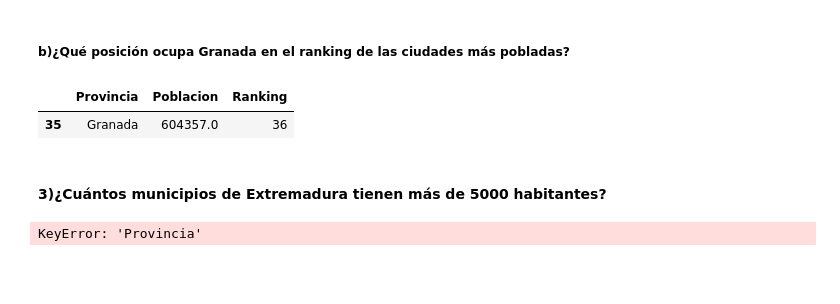
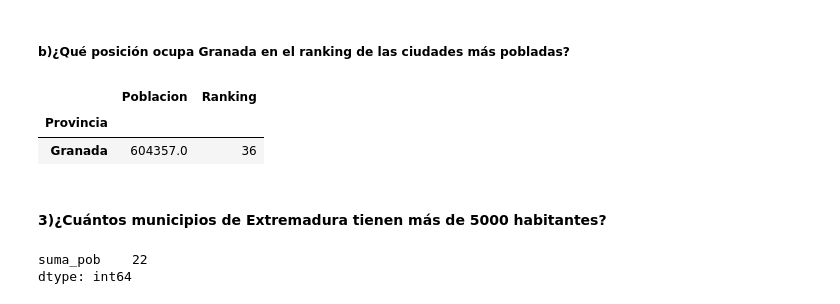
Before and after one commit to LeoContreras8/Laboratorio3, a Jupyter notebook: Laboratorio3.ipynb, the cells around one changed output. Saved outputs shown, nothing was run; the diff lists cells and outputs as text; code cells hidden in the pictures; blank space fills up the shorter version.

```diff
--- a/Laboratorio3.ipynb
+++ b/Laboratorio3.ipynb
@@ -222,17 +222,24 @@ orden_ciudad.tail(2)
 # %%
 ##Agregar columna con Ranking
 orden_ciudad['Ranking']=(np.arange(1,53,1))
-##Resetear el index para que Provincia sea columna y no indice y poder buscar con dicho criterio
-orden_ciudad.reset_index(inplace=True)
-##Buscar Granada y ver que ranking tiene
-orden_ciudad[orden_ciudad['Provincia']=='Granada']
+##Buscar Granada
+orden_ciudad.loc[['Granada'],:]
 # %% [output]
-|  | Provincia | Poblacion | Ranking |
-| 35 | Granada | 604357.0 | 36 |
+|  | Poblacion | Ranking |
+| Provincia |  |  |
+| Granada | 604357.0 | 36 |
 # %% [markdown]
 #### 3)¿Cuántos municipios de Extremadura tienen más de 5000 habitantes?
 # %%
 ##Agrupar por Municipio y provincia, y sumar la poblacion
 pob_ciudad_muni=dataset.groupby(['Provincia','Municipio']).agg(suma_pob=('Poblacion',np.sum))
+
+##Filtrar la ciudad que se necesita
+provincia_poblacion=pob_ciudad_muni.loc[['A Coruña'],:]
+##Filtrar por mayores a 5000
+filtro=provincia_poblacion[provincia_poblacion['suma_pob']>5000]
+##Contar los valores
+filtro.count()
 # %% [output]
-KeyError: 'Provincia'
+suma_pob    22
+dtype: int64
```
Also changed, not shown: parts of 1 cell of this notebook.
